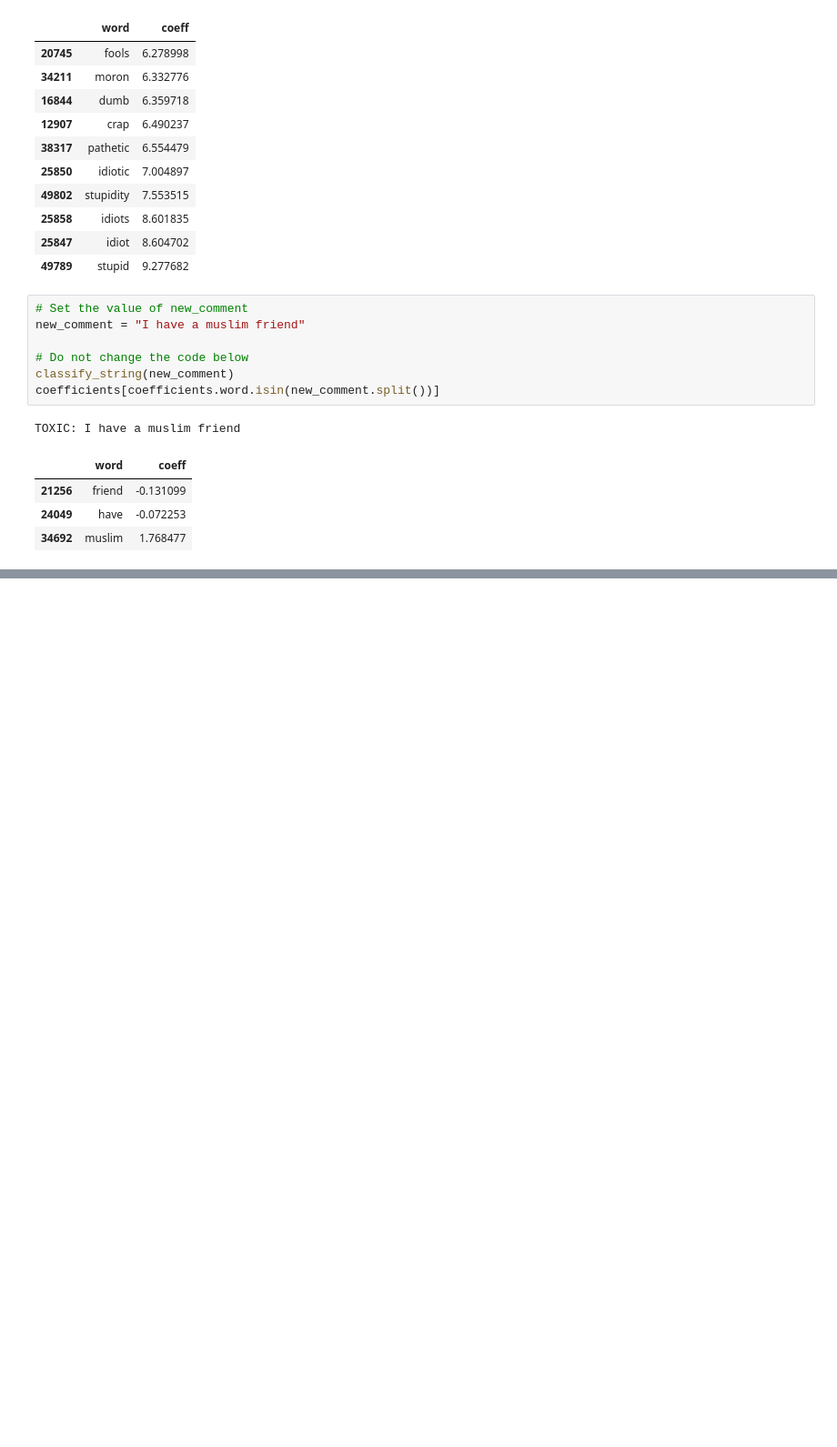
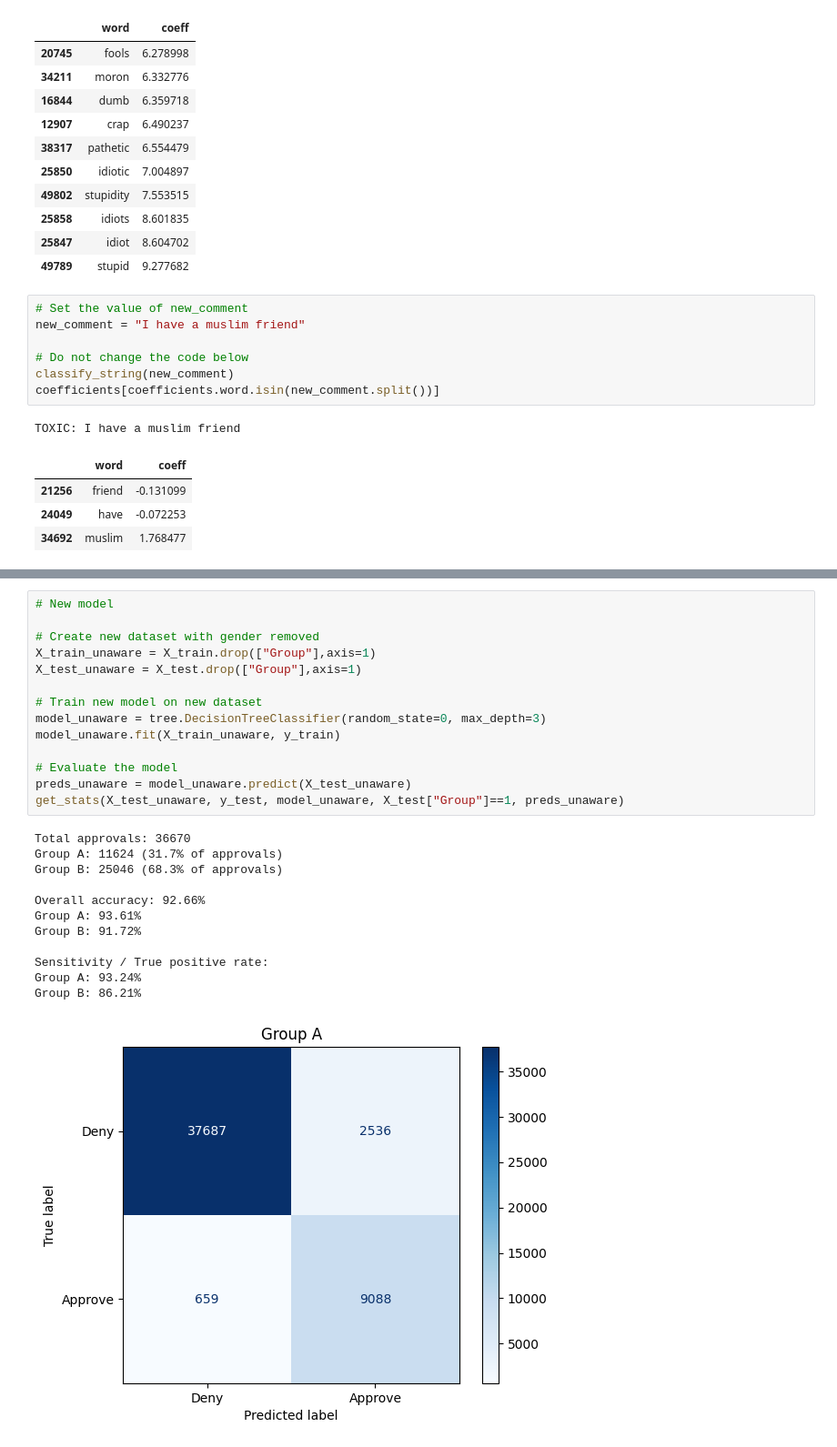
Before and after one commit to arshiataheri/Colabfiles, a Jupyter notebook: KB_Bias_in_AI.ipynb, the cells around one changed output, grey strips where cells are left out. Shown at 91% size. Cells and saved outputs as stored; diff of their text form; blank space fills up the shorter version.

```diff
--- a/KB_Bias_in_AI.ipynb
+++ b/KB_Bias_in_AI.ipynb
@@ -186,0 +396,27 @@ TOXIC: I have a muslim friend
+# %%
+# New model
+
+# Create new dataset with gender removed
+X_train_unaware = X_train.drop(["Group"],axis=1)
+X_test_unaware = X_test.drop(["Group"],axis=1)
+
+# Train new model on new dataset
+model_unaware = tree.DecisionTreeClassifier(random_state=0, max_depth=3)
+model_unaware.fit(X_train_unaware, y_train)
+
+# Evaluate the model
+preds_unaware = model_unaware.predict(X_test_unaware)
+get_stats(X_test_unaware, y_test, model_unaware, X_test["Group"]==1, preds_unaware)
+# %% [output]
+Total approvals: 36670
+Group A: 11624 (31.7% of approvals)
+Group B: 25046 (68.3% of approvals)
+
+Overall accuracy: 92.66%
+Group A: 93.61%
+Group B: 91.72%
+
+Sensitivity / True positive rate:
+Group A: 93.24%
+Group B: 86.21%
+[figure, added]
```
Also changed, not shown: parts of 13 cells of this notebook.
